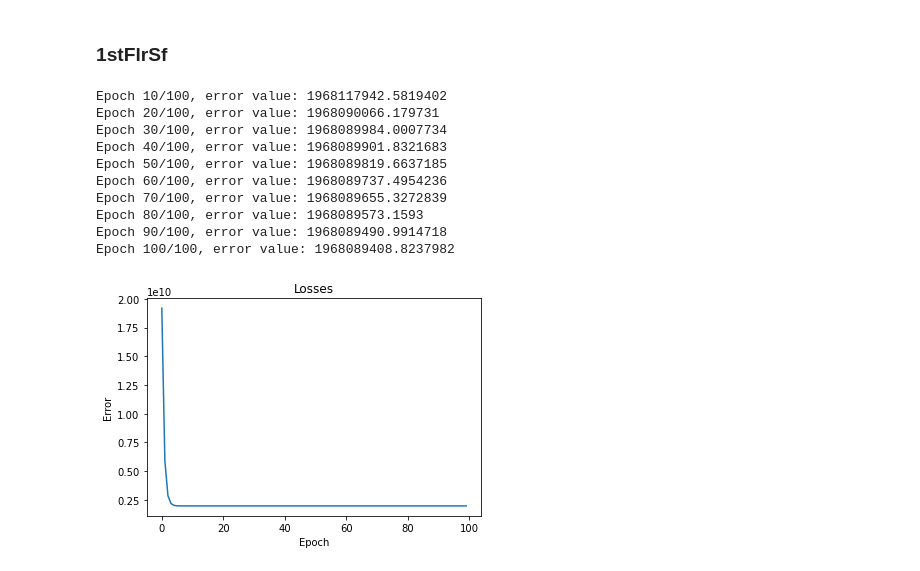
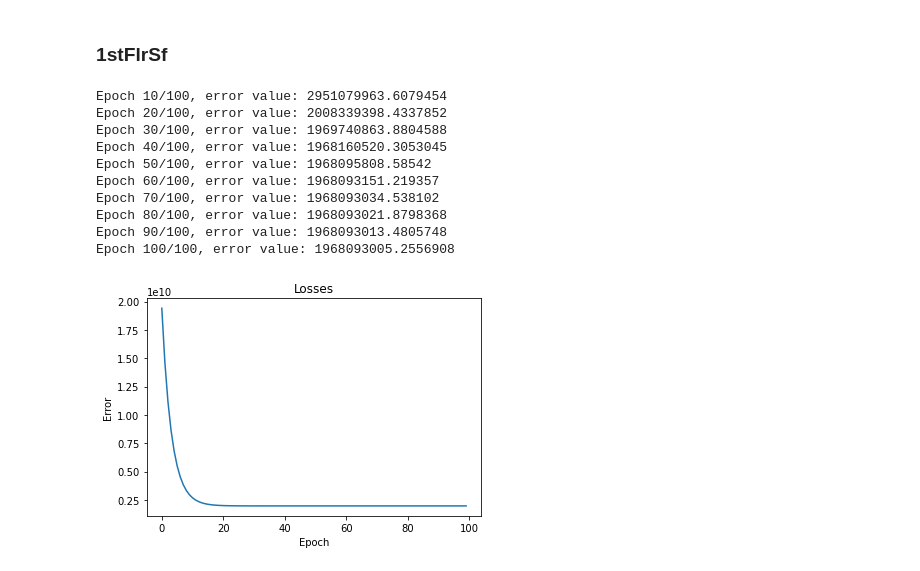
Before and after one commit to CarlosGarlem/Linear-Regression-Model, a Jupyter notebook: Linear Regression Model.ipynb, the cells around one changed output. Saved outputs shown, nothing was run; the diff lists cells and outputs as text; code cells hidden in the pictures.

```diff
--- a/Linear Regression Model.ipynb
+++ b/Linear Regression Model.ipynb
@@ -115,28 +116,20 @@ def trainModel(X, Y, epochs = 100, print_error_every = 10, lr = 0.001):
     observations = np.vstack((X, np.ones_like(X))).T
     errors = []
     model_params = dict()
-    parameters = np.ones((2,)) #np.ones((2,)) #np.array([0, 0]) np.random.rand(2)
+    parameters = np.zeros((2,)) #np.ones((2,)) #np.array([0, 0]) np.random.rand(2)
 
     for i in range(1, epochs + 1):
         #estimating values
         yhat = np.matmul(observations, parameters) #np.dot(observations, parameters)
-        #print(yhat)
-        #print(Y)
-        #print(Y-yhat)
 
         #calculating errors
         error = (1/2) * np.mean(np.power((Y - yhat), 2)) #mean squared error (MSE)
         errors.append(error)
-        #print(errors)
-        #print('-----------')
 
         #calculating gradients
         gradients = np.mean(np.vstack(((yhat - Y),(yhat - Y))).T * observations, axis = 0)
         parameters = parameters - (lr * gradients)
         model_params[i] = parameters
-        #print(gradients)
-        #print(parameters)
-        #print('*******')
 
         if i % print_error_every == 0:
             print("Epoch {}/{}, error value: {}".format(i, epochs, error))
@@ -165,4 +158,5 @@ def visualizeModel(X, Y, model_params, n = 25):
 # %% [markdown]
 #### OverallQual
 # %%
-model_params, errors = trainModel(ds_train[regressors[0]].values, ds_train[response].values, epochs = 100,  print_error_every = 10)
+X1 = ds_train[regressors[0]].values
+Y = ds_train[response].values
@@ -191,19 +189,21 @@ visualizeModel(ds_train[regressors[0]].values, ds_train[response].values, model_
 # %% [markdown]
 ### 1stFlrSf
+# %%
+X2 = ds_train[regressors[1]].values
 # %%
-model_params, errors = trainModel(ds_train[regressors[1]].values, ds_train[response].values, epochs = 100,  print_error_every = 10, lr = 0.000001)
+lm_m2, errors_m2 = trainModel(X2, Y, epochs = 100,  print_error_every = 10, lr = 0.0000001)
 # %% [output]
-Epoch 10/100, error value: 1968117942.5819402
-Epoch 20/100, error value: 1968090066.179731
-Epoch 30/100, error value: 1968089984.0007734
-Epoch 40/100, error value: 1968089901.8321683
-Epoch 50/100, error value: 1968089819.6637185
-Epoch 60/100, error value: 1968089737.4954236
-Epoch 70/100, error value: 1968089655.3272839
-Epoch 80/100, error value: 1968089573.1593
-Epoch 90/100, error value: 1968089490.9914718
-Epoch 100/100, error value: 1968089408.8237982
+Epoch 10/100, error value: 2951079963.6079454
+Epoch 20/100, error value: 2008339398.4337852
+Epoch 30/100, error value: 1969740863.8804588
+Epoch 40/100, error value: 1968160520.3053045
+Epoch 50/100, error value: 1968095808.58542
+Epoch 60/100, error value: 1968093151.219357
+Epoch 70/100, error value: 1968093034.538102
+Epoch 80/100, error value: 1968093021.8798368
+Epoch 90/100, error value: 1968093013.4805748
+Epoch 100/100, error value: 1968093005.2556908
 # %%
-plotError(errors)
+plotError(errors_m2)
 # %% [output]
-[figure, old version]
+[figure, new version]
```
Also changed, not shown: parts of 16 cells of this notebook.
